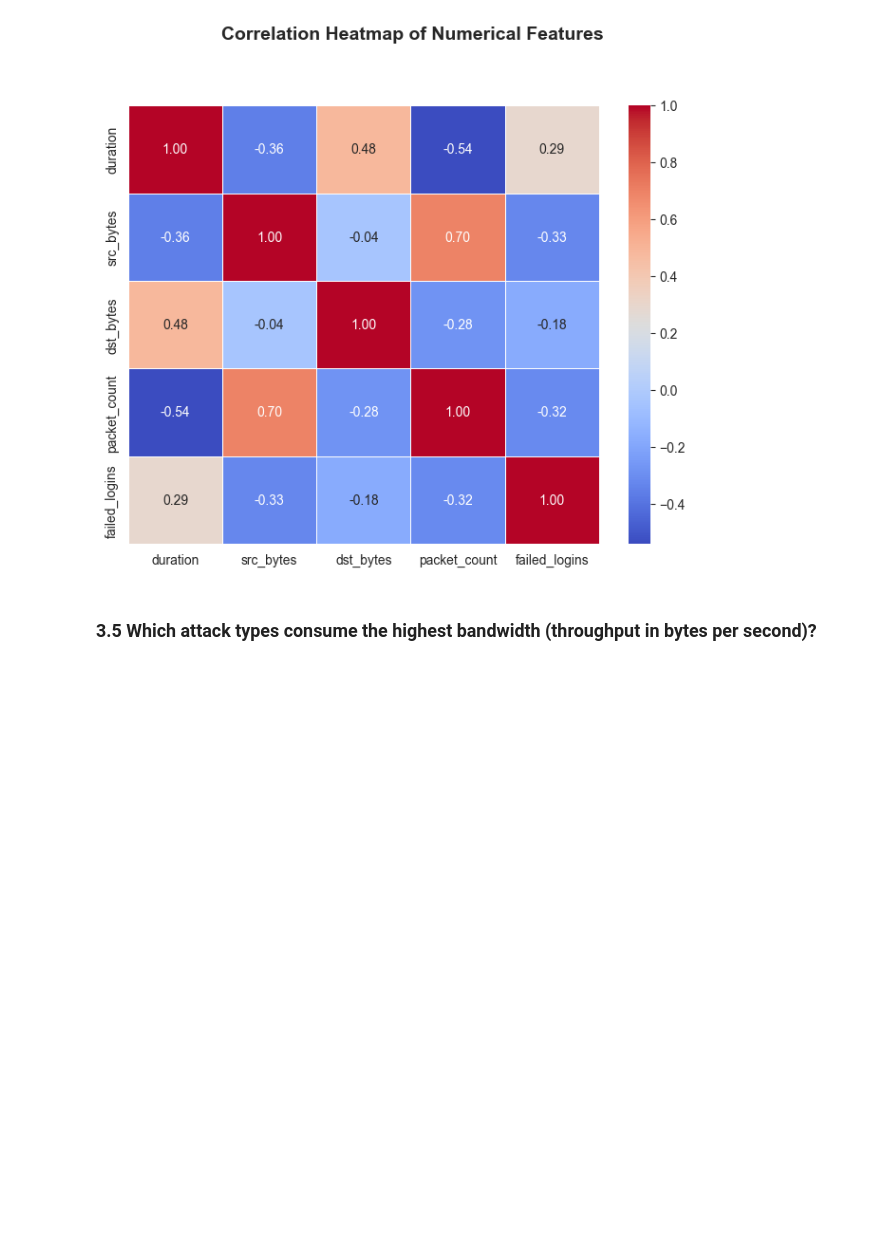
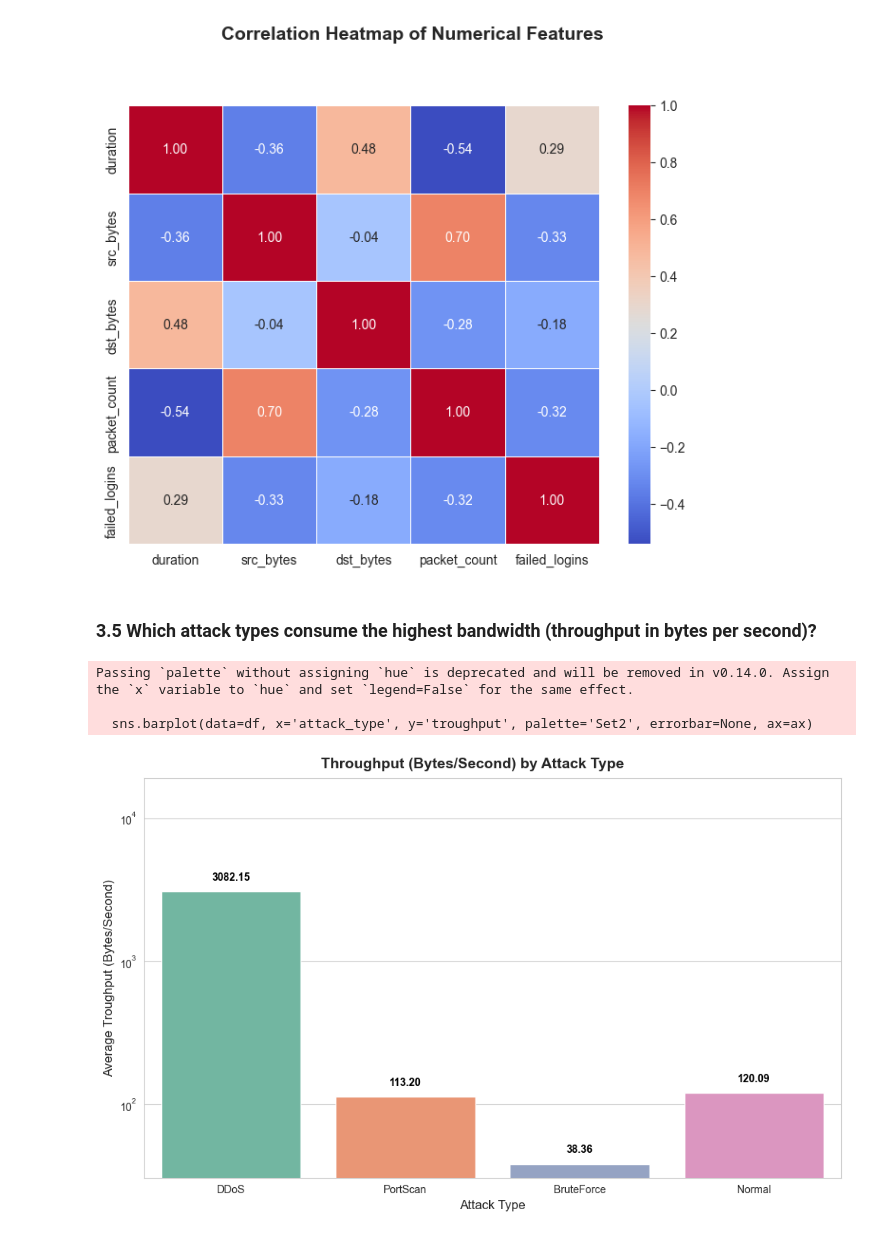
Before and after one commit to fathirrizkifadillah/Cyber-Security-Attack, a Jupyter notebook: main.ipynb, the cells around one changed output. Cells and saved outputs as stored; diff of their text form; code cells hidden in the pictures; blank space fills up the shorter version.

Commit message:
Throughput by Attack Type

```diff
--- a/main.ipynb
+++ b/main.ipynb
@@ -654,3 +654,32 @@ plt.show()
 [figure]
 # %% [markdown]
 ### 3.5 Which attack types consume the highest bandwidth (throughput in bytes per second)?
+# %%
+df['troughput'] = ((df['src_bytes'] + df['dst_bytes']) / df['duration'])
+
+fig, ax = plt.subplots(figsize=(10,6))
+sns.barplot(data=df, x='attack_type', y='troughput', palette='Set2', errorbar=None, ax=ax)
+
+ax.set_yscale('log')
+ax.set_ylim(top=ax.get_ylim()[1] * 5)
+
+plt.xlabel('Attack Type', fontsize=12)
+plt.ylabel('Average Troughput (Bytes/Second)', fontsize=12)
+
+for p in ax.patches :
+    width, height = p.get_width(), p.get_height()
+    x,y = p.get_xy()
+    if height > 0 :
+        ax.annotate(f"{height:.2f}", (x + width/2, height * 1.15),
+                    ha='center', va='bottom', color='black', fontweight='bold', fontsize=10)
+plt.tight_layout()
+
+filepath = os.path.join('img', 'Throughput by Attack Type.png')
+plt.savefig(filepath, dpi=300, bbox_inches='tight')
+plt.suptitle('Throughput (Bytes/Second) by Attack Type', y=1.02, fontsize=14, fontweight='bold')
+plt.show()
+# %% [output]
+Passing `palette` without assigning `hue` is deprecated and will be removed in v0.14.0. Assign the `x` variable to `hue` and set `legend=False` for the same effect.
+
+  sns.barplot(data=df, x='attack_type', y='troughput', palette='Set2', errorbar=None, ax=ax)
+[figure, added]
```
Also changed, not shown: 1 other file.
